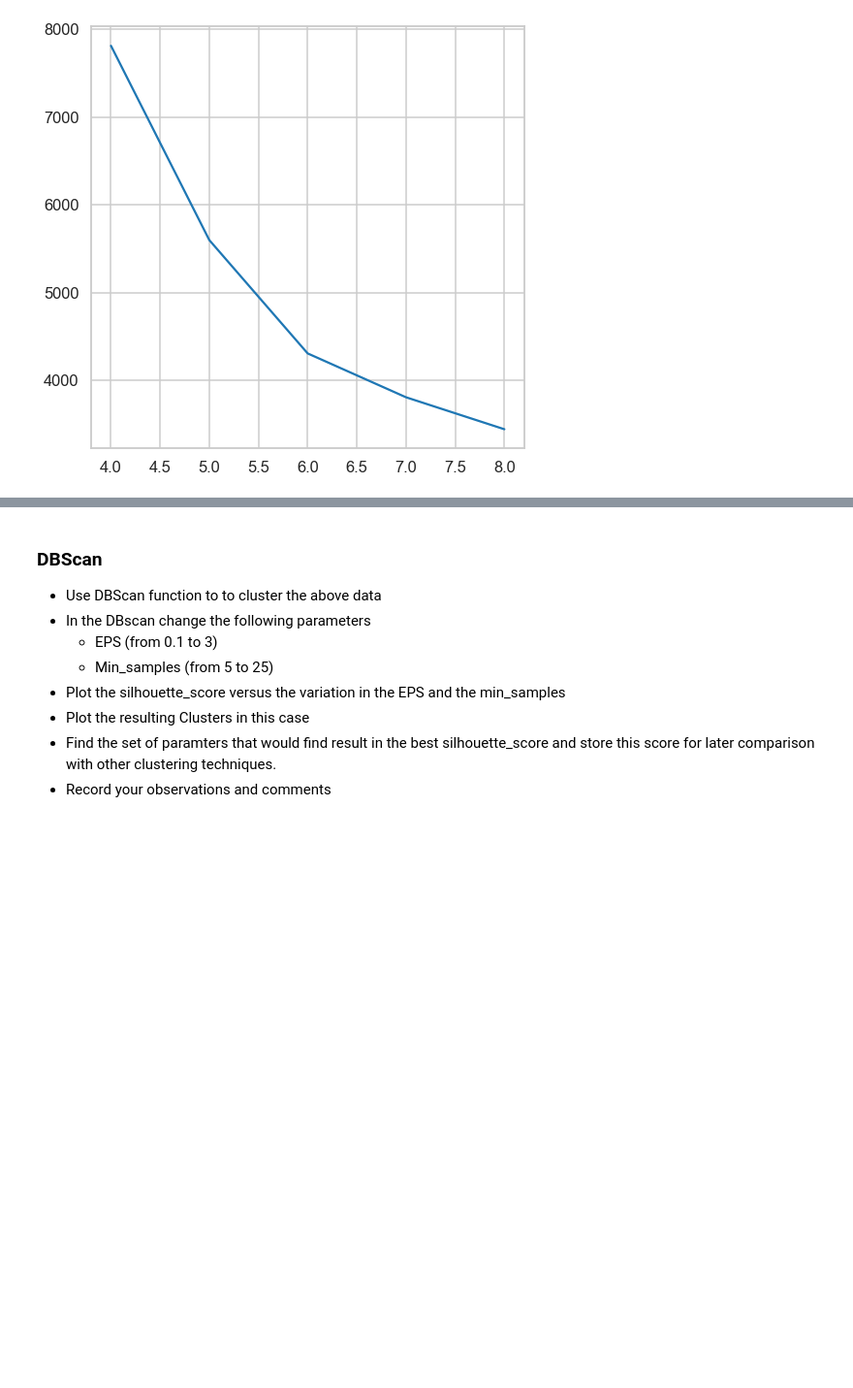
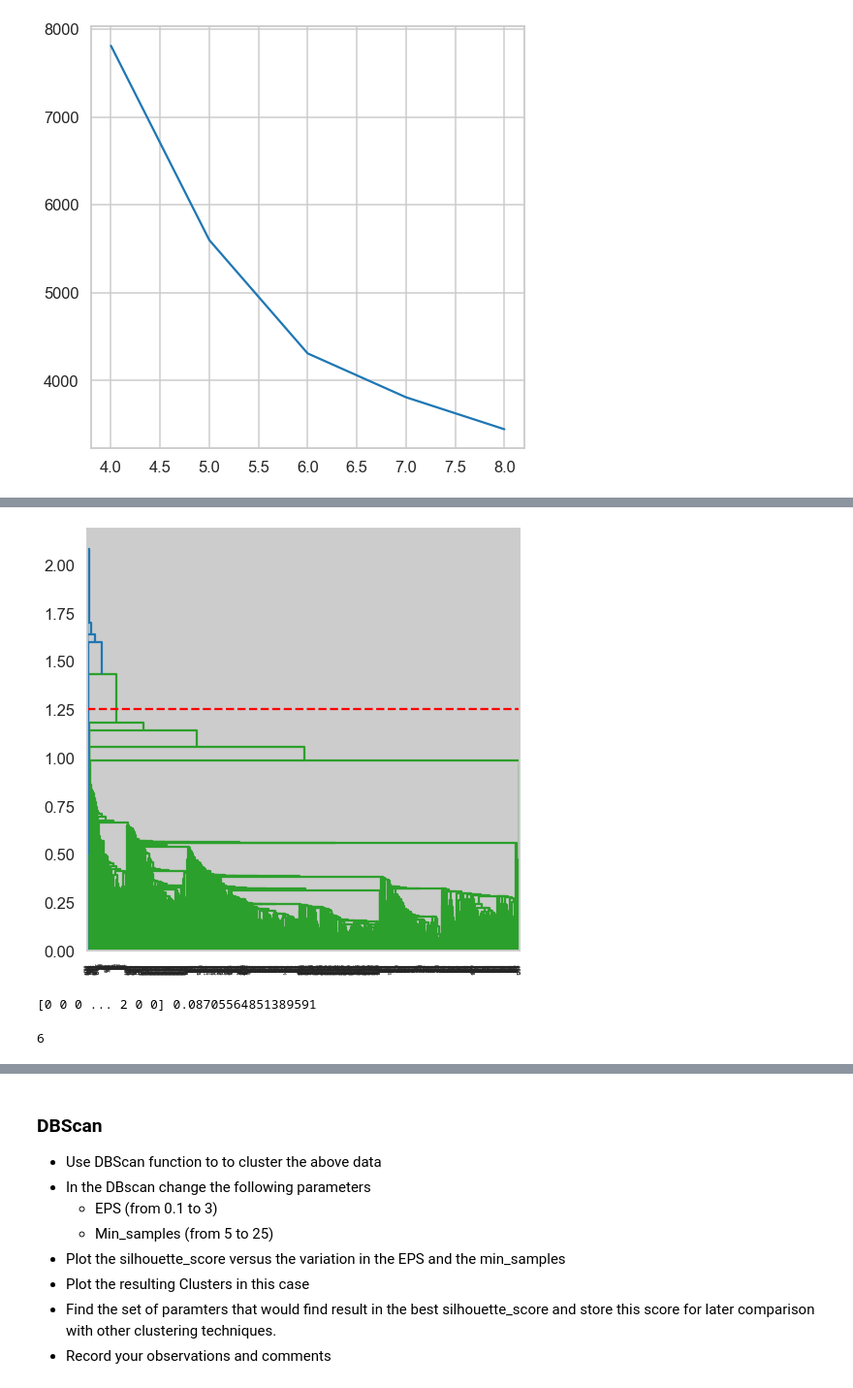
Before and after one commit to Nawrazsh/Clustering-project, a Jupyter notebook: Clustering Project.ipynb, the cells around one changed output, grey strips where cells are left out. Shown at 97% size. Cells and saved outputs as stored; diff of their text form; code cells hidden in the pictures; blank space fills up the shorter version.

```diff
--- a/Clustering Project.ipynb
+++ b/Clustering Project.ipynb
@@ -201,0 +232,15 @@ Kmeans_max_silhouette_score=max(z)
+# %%
+# create dendrogram of eculidean distance with threshold 1.25
+dendrogram_euclidean_s , cluster_euclidean_s , clustering_euclidean_s ,silhouette_euclidean_s =hierarchal_clustering(Multi_blob_Data_df1,'single','euclidean',1.25,'euclidean')
+# %% [output]
+[figure, added]
+# %%
+print(clustering_euclidean_s ,silhouette_euclidean_s)
+# representing k clusters from 0 to k-1
+# %% [output]
+[0 0 0 ... 2 0 0] 0.08705564851389591
+# %%
+len(np.unique(clustering_euclidean_s))
+# k = 6
+# %% [output]
+6
```
Also changed, not shown: parts of 50 cells of this notebook.
